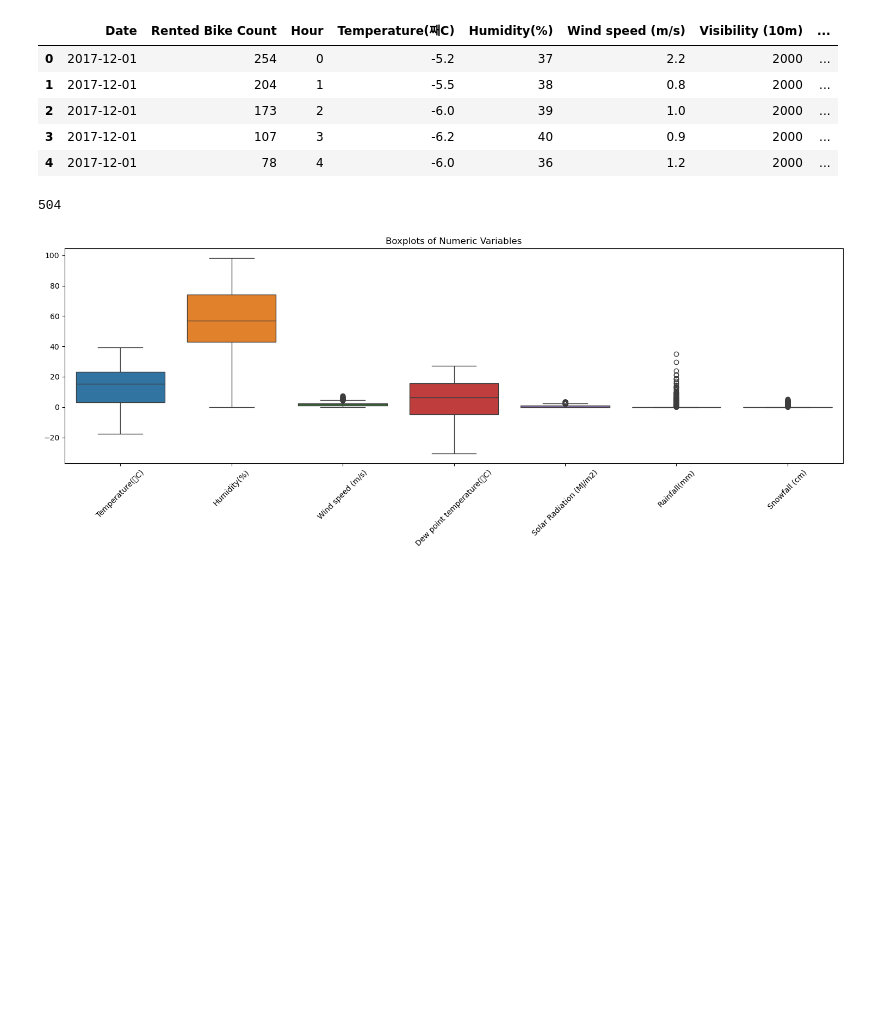
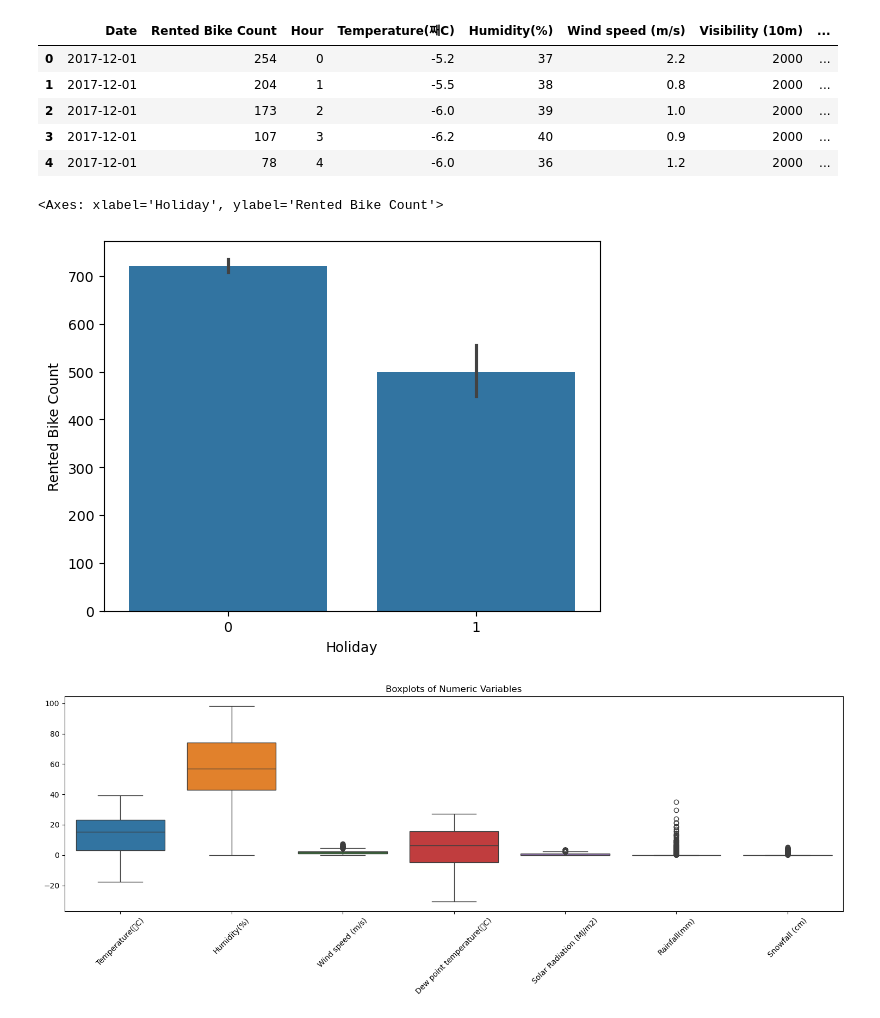
Before and after one commit to TAYKang1008/BAF-17-FRESH-Edu, a Jupyter notebook: 17기_신입교육세션_과제4_강태희.ipynb, the cells around one changed output. Cells and saved outputs as stored; diff of their text form; code cells hidden in the pictures; blank space fills up the shorter version.

```diff
--- a/17기_신입교육세션_과제4_강태희.ipynb
+++ b/17기_신입교육세션_과제4_강태희.ipynb
@@ -155,10 +154,16 @@ df_train.head()
 | 2 | 2017-12-01 | 173 | 2 | -6.0 | 39 | 1.0 | 2000 | ... |
 | 3 | 2017-12-01 | 107 | 3 | -6.2 | 40 | 0.9 | 2000 | ... |
 | 4 | 2017-12-01 | 78 | 4 | -6.0 | 36 | 1.2 | 2000 | ... |
-# %%
-df_train[(df_train['Hour'].between(6, 18)) & (df_train['Solar Radiation (MJ/m2)'] == 0)].shape[0]
-# %% [output]
-504
+# %%
+# 공휴일과 자전거 대여량 간 관계 파악하기
+
+import matplotlib.pyplot as plt
+import seaborn as sns
+
+sns.barplot(x='Holiday',y='Rented Bike Count', data=df_train)
+# %% [output]
+<Axes: xlabel='Holiday', ylabel='Rented Bike Count'>
+[figure, added]
 # %%
 import matplotlib.pyplot as plt
 import seaborn as sns
```
Also changed, not shown: parts of 1 cell of this notebook.
